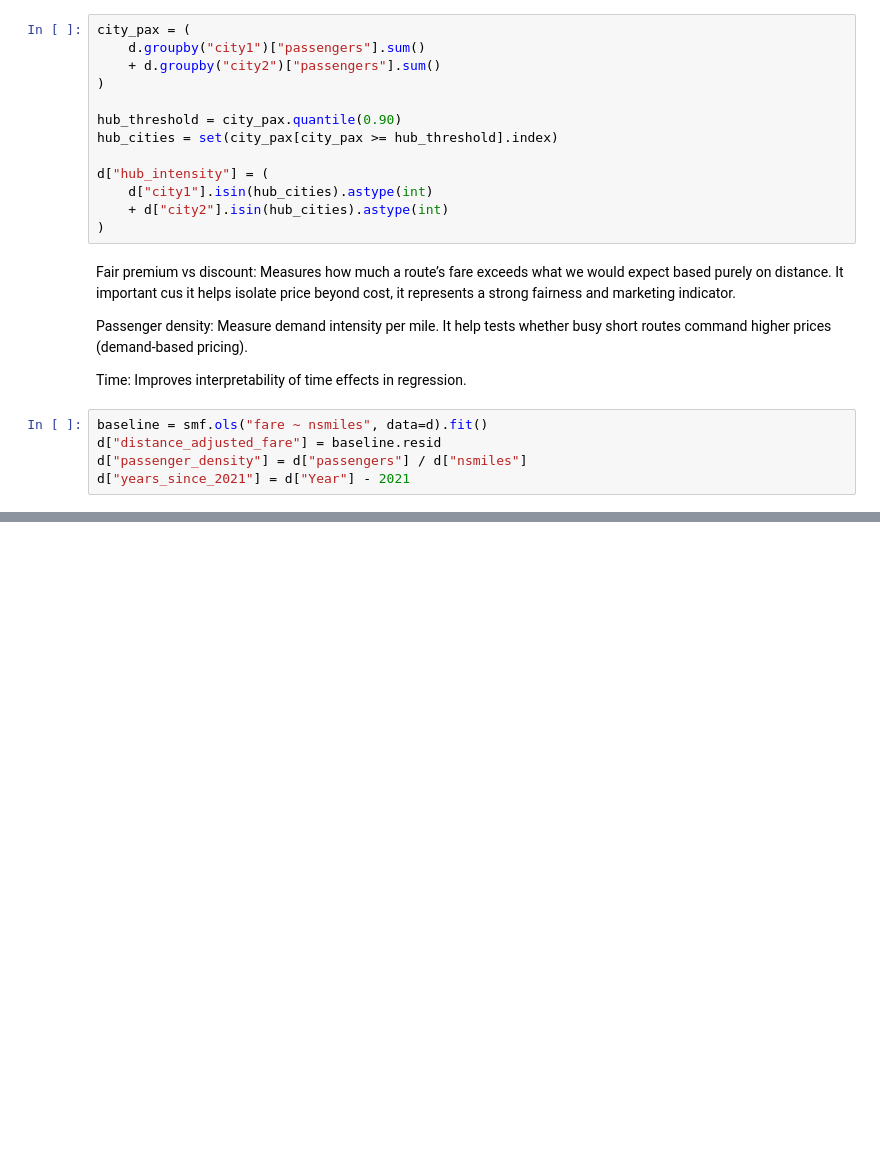
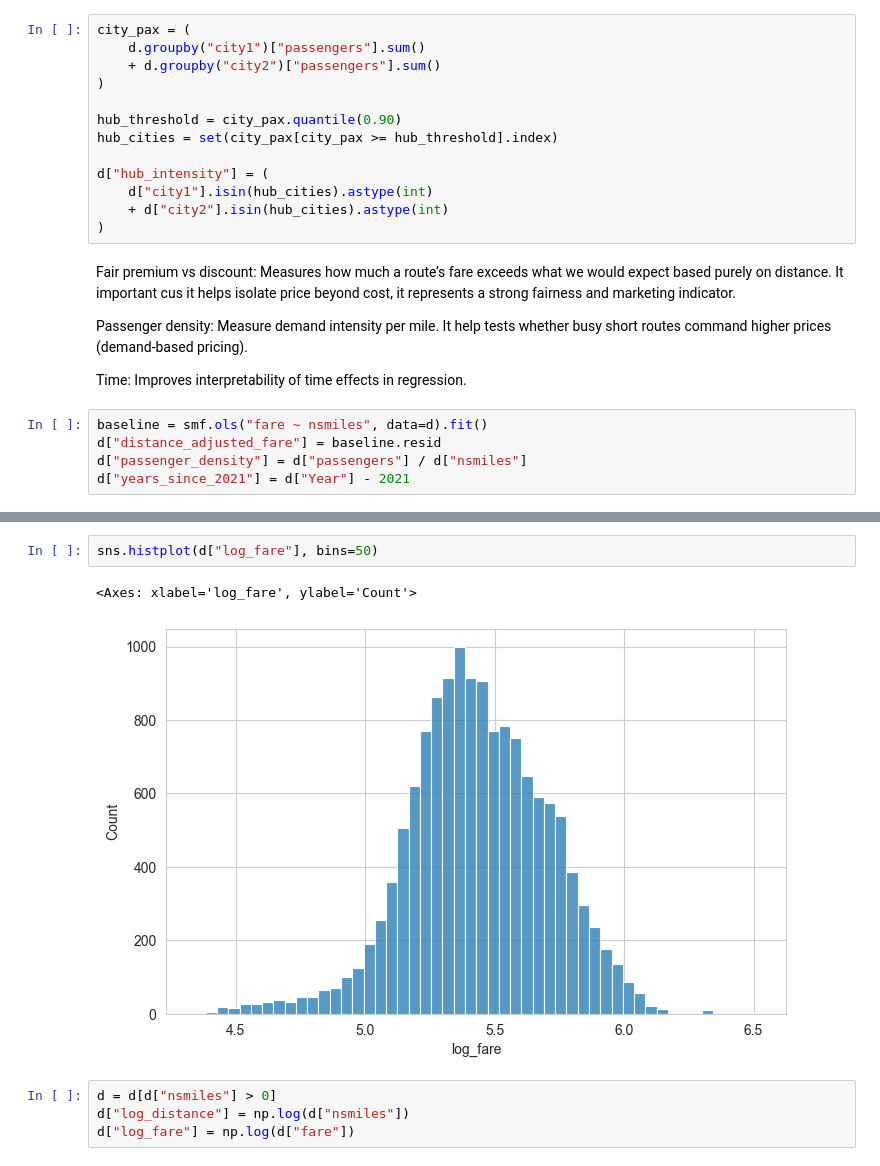
Before and after one commit to caramenl/SDSS-Datathon, a Jupyter notebook: Model/ basic_model.ipynb, the cells around one changed output, grey strips where cells are left out. Cells and saved outputs as stored; diff of their text form; blank space fills up the shorter version.

```diff
--- a/Model/ basic_model.ipynb
+++ b/Model/ basic_model.ipynb
@@ -111,0 +126,9 @@ d["years_since_2021"] = d["Year"] - 2021
+# %%
+sns.histplot(d["log_fare"], bins=50)
+# %% [output]
+<Axes: xlabel='log_fare', ylabel='Count'>
+[figure, added]
+# %%
+d = d[d["nsmiles"] > 0]
+d["log_distance"] = np.log(d["nsmiles"])
+d["log_fare"] = np.log(d["fare"])
```
Also changed, not shown: parts of 6 cells of this notebook.
